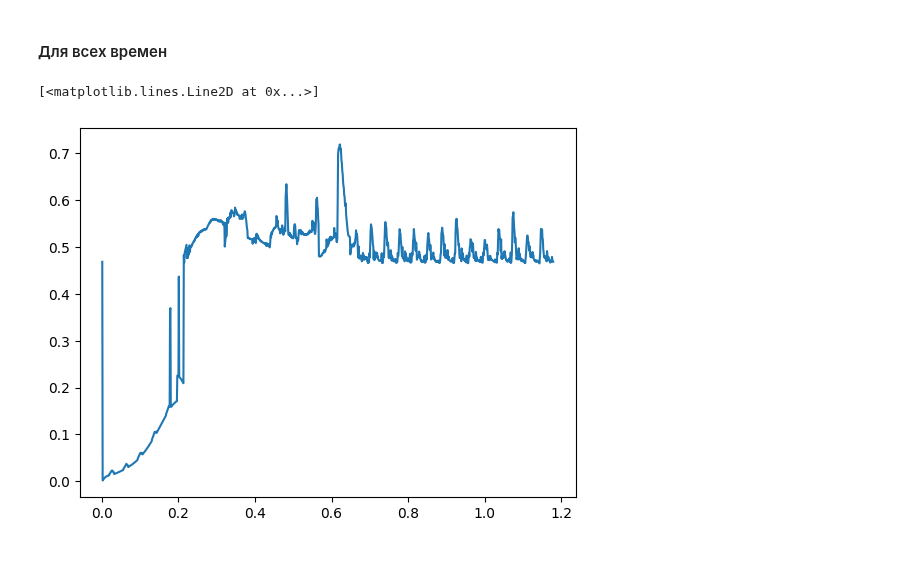
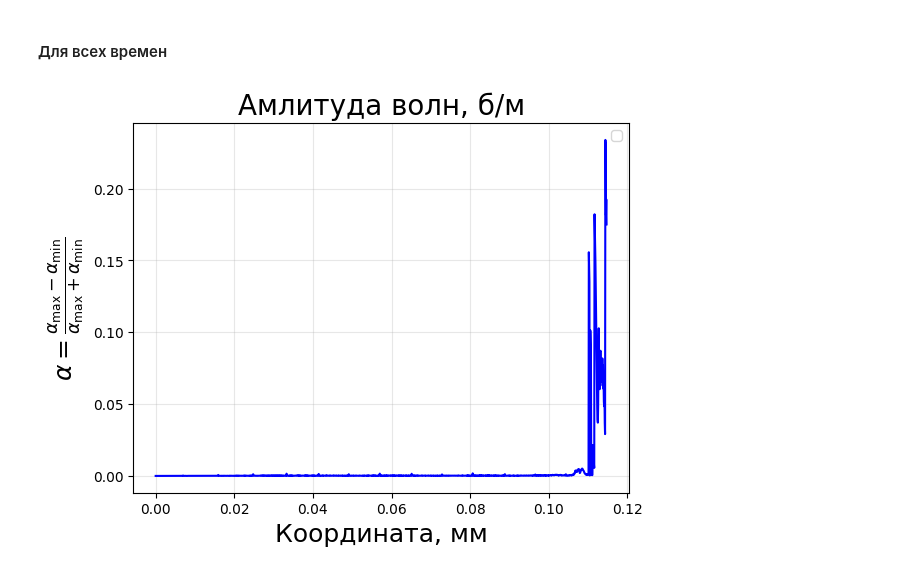
Before and after one commit to UlyanaGru/Fourier, a Jupyter notebook: test.ipynb, the cells around one changed output. Saved outputs shown, nothing was run; the diff lists cells and outputs as text; code cells hidden in the pictures.

Commit message:
amplitude at coordinates

```diff
--- a/test.ipynb
+++ b/test.ipynb
@@ -173,15 +167,56 @@ for i in range(len(list(data_time))):
         peaks_values.append(current_peaks)
         max_peaks.append(np.max(current_peaks))
         min_peaks.append(np.min(current_peaks))
+        ampl_waves.append((np.max(current_peaks) - np.min(current_peaks))/(np.max(current_peaks) + np.min(current_peaks)))
     else:
         #nan
         peaks_values.append(np.array([]))
         max_peaks.append(np.nan)
         min_peaks.append(np.nan)
-    ampl_waves.append((np.max(current_peaks) - np.min(current_peaks))/(np.max(current_peaks) + np.min(current_peaks)))
-x_coords = np.arange(0, dx_step * len(data_slice), dx_step)
+        ampl_waves.append(np.nan)
 # %%
-plt.plot(data_time,ampl_waves)
+plt.plot(data_time,ampl_waves, 'b-')
+plt.xlabel('Время, с', fontsize=18)
+plt.ylabel(r'$\alpha = \frac{\alpha_{\max} - \alpha_{\min}}{\alpha_{\max} + \alpha_{\min}}$', fontsize=18)
+plt.legend()
+plt.grid(True, alpha=0.3)
+plt.title(f'Амлитуда волн, б/м', fontsize=20)
+plt.show()
-# %% [output]
-[<matplotlib.lines.Line2D at 0x...>]
-[figure, removed]
+# %%
+index = np.argmax(data_time[data_time>0.2])
+# %%
+peaks_ind = []
+peaks_values = []
+x_coords = []
+max_peaks = []
+min_peaks = []
+ampl_waves = []
+for i in range(nx_max):
+    data_slice = data[index:, i]  #массив по времени
+    peaks, properties = find_peaks(data_slice)
+    peaks_ind.append(peaks)
+    peaks_values.append(data_slice[peaks])
+    #есть ли пик
+    if len(peaks) > 0:
+        current_peaks = data_slice[peaks]
+        peaks_values.append(current_peaks)
+        max_peaks.append(np.max(current_peaks))
+        min_peaks.append(np.min(current_peaks))
+        ampl_waves.append((np.max(current_peaks) - np.min(current_peaks))/(np.max(current_peaks) + np.min(current_peaks)))
+    else:
+        #nan
+        peaks_values.append(np.array([]))
+        max_peaks.append(np.nan)
+        min_peaks.append(np.nan)
+        ampl_waves.append(np.nan)
+x_coords = np.arange(0, dx_step * nx_max, dx_step)
+# %%
+plt.plot(x_coords,ampl_waves, 'b-')
+plt.xlabel('Координата, мм', fontsize=18)
+plt.ylabel(r'$\alpha = \frac{\alpha_{\max} - \alpha_{\min}}{\alpha_{\max} + \alpha_{\min}}$', fontsize=18)
+plt.legend()
+plt.grid(True, alpha=0.3)
+plt.title(f'Амлитуда волн, б/м', fontsize=20)
+plt.show()
+# %% [output]
+[figure, added]
```
Also changed, not shown: parts of 2 cells of this notebook.
